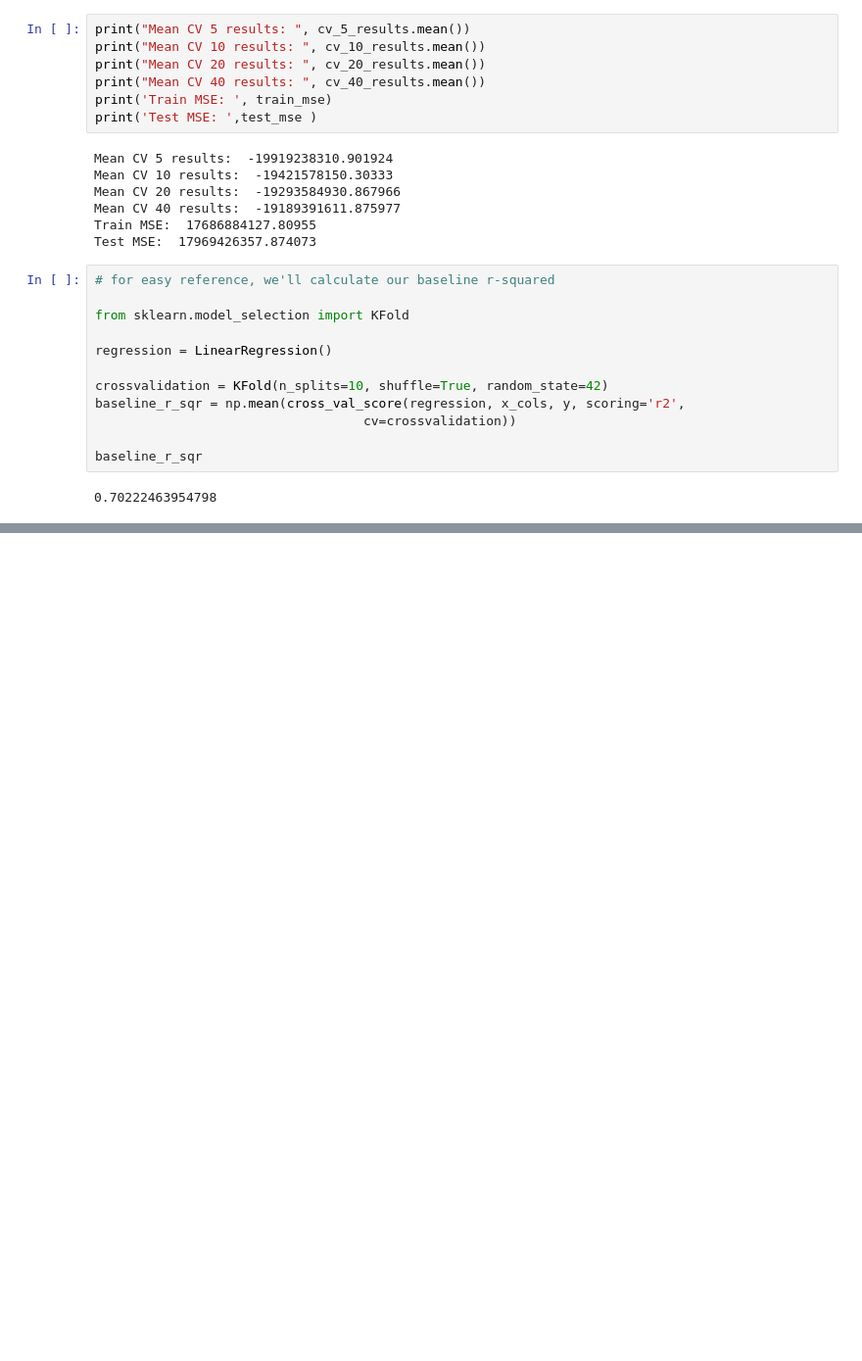
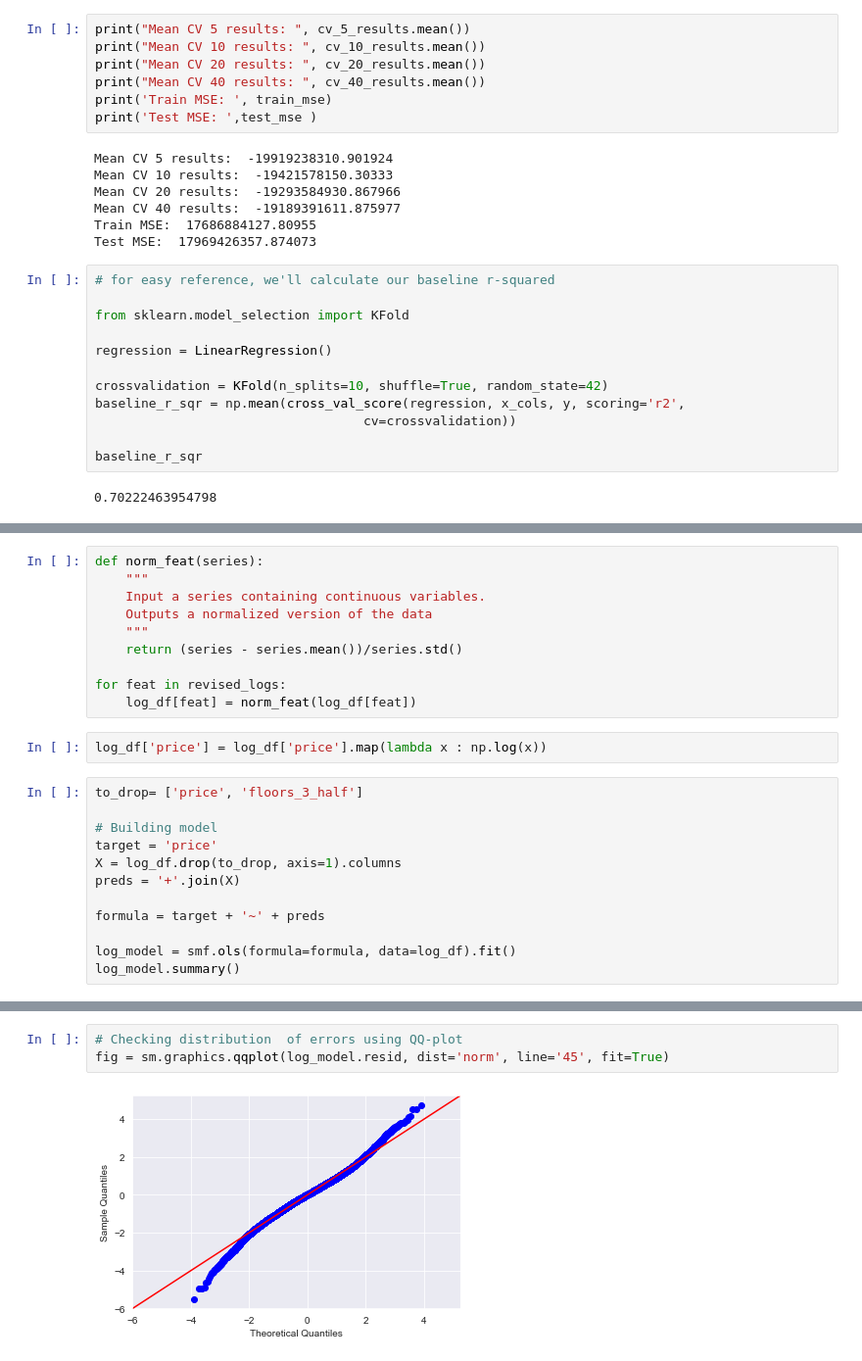
Before and after one commit to bmauss/Regression-Model-for-King-County-Housing-Market, a Jupyter notebook: Refining Model.ipynb, the cells around one changed output, grey strips where cells are left out. Shown at 98% size. Saved outputs shown, nothing was run; the diff lists cells and outputs as text; blank space fills up the shorter version.

```diff
--- a/Refining Model.ipynb
+++ b/Refining Model.ipynb
@@ -734,0 +755,24 @@ baseline_r_sqr
+# %%
+def norm_feat(series):
+    """
+    Input a series containing continuous variables.
+    Outputs a normalized version of the data
+    """
+    return (series - series.mean())/series.std()
+
+for feat in revised_logs:
+    log_df[feat] = norm_feat(log_df[feat])
+# %%
+log_df['price'] = log_df['price'].map(lambda x : np.log(x))
+# %%
+to_drop= ['price', 'floors_3_half']
+
+# Building model
+target = 'price'
+X = log_df.drop(to_drop, axis=1).columns
+preds = '+'.join(X)
+
+formula = target + '~' + preds
+
+log_model = smf.ols(formula=formula, data=log_df).fit()
+log_model.summary()
@@ -734,0 +844,5 @@ baseline_r_sqr
+# %%
+# Checking distribution  of errors using QQ-plot
+fig = sm.graphics.qqplot(log_model.resid, dist='norm', line='45', fit=True)
+# %% [output]
+[figure, added]
```
Also changed, not shown: parts of 10 cells of this notebook, 1 other file.
